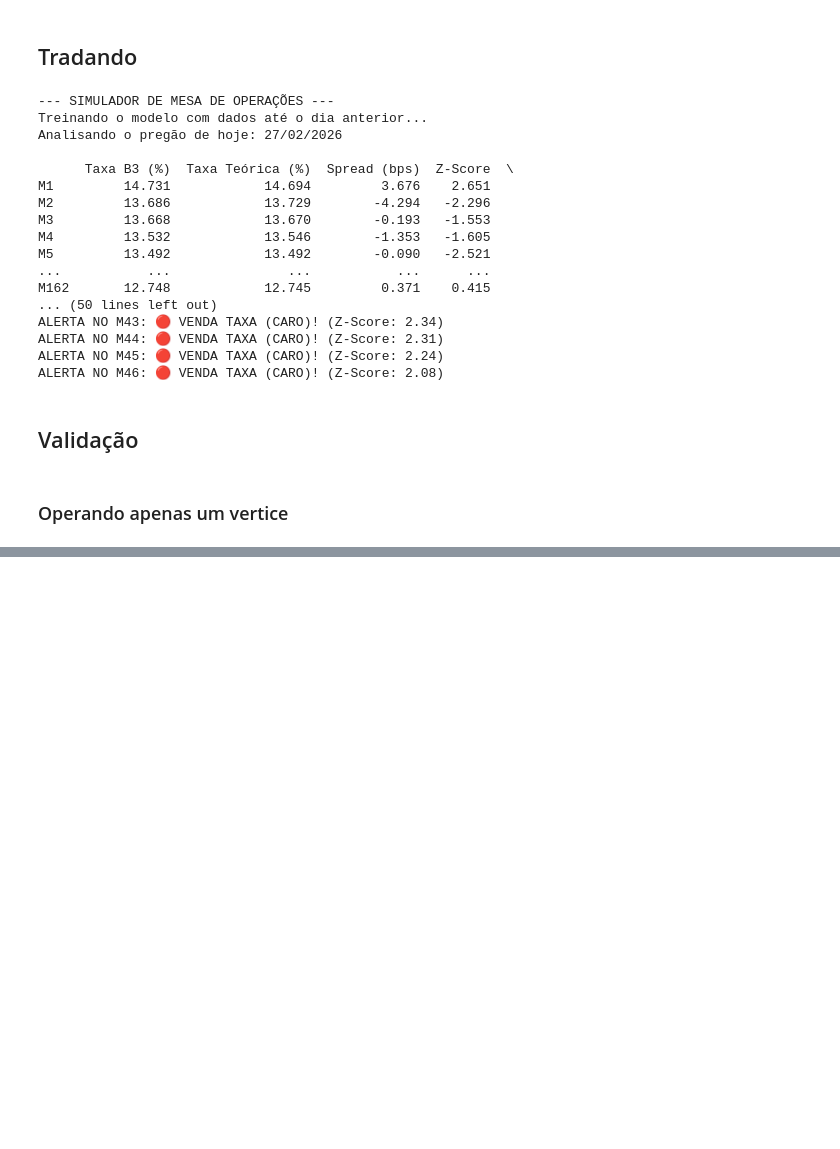
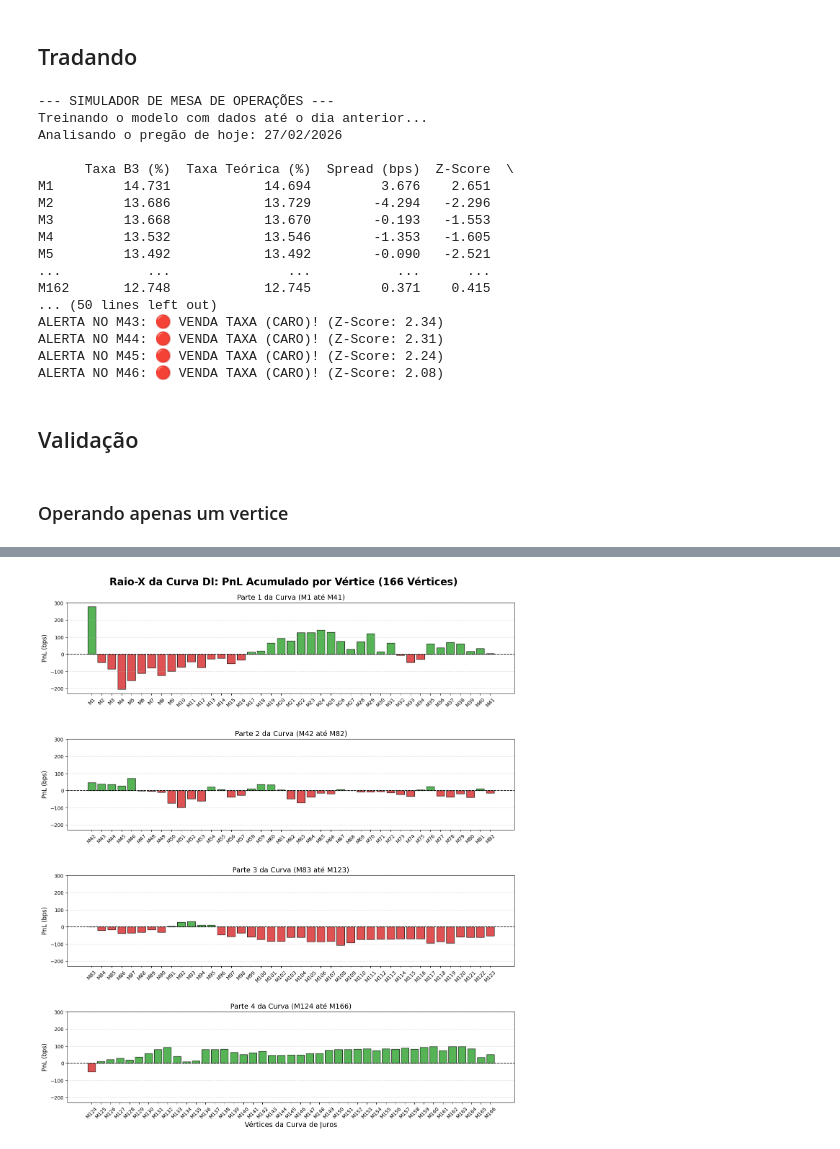
Before and after one commit to adrianfilipe/artigo_di, a Jupyter notebook: code.ipynb, the cells around one changed output, grey strips where cells are left out. Cells and saved outputs as stored; diff of their text form; code cells hidden in the pictures; blank space fills up the shorter version.

```diff
--- a/code.ipynb
+++ b/code.ipynb
@@ -657,0 +844,99 @@ for vertice_alvo in vertices_alvo:
+# %%
+import pandas as pd
+import numpy as np
+import matplotlib.pyplot as plt
+
+print("A calcular o PnL individual para mapeamento da Curva DI (166 vértices)...")
+
+# Parâmetros do seu modelo Base
+w = 60
+z_t = 2.0
+
+# Dicionário para guardar o lucro/prejuízo final de cada vértice
+pnl_por_vertice = {}
+
+# Pega em todos os vértices (presumindo que são 166)
+vertices_alvo = df_teste.columns
+
+for vertice in vertices_alvo:
+    # 1. Calcular o spread do Teste apenas para o vértice atual
+    spread_teste = df_teste[vertice] - df_teorica_teste[vertice]
+    taxas_reais = df_teste[vertice]
+
+    # 2. Recalcular o Z-Score
+    z_score = (spread_teste - spread_teste.rolling(w).mean()) / spread_teste.rolling(w).std()
+    z_score = z_score.dropna()
+
+    posicao = 0
+    pnl_acumulado = 0
+
+    datas = z_score.index
+
+    # 3. Simulação da boleta
+    for i in range(1, len(datas)):
+        hoje = datas[i]
+        ontem = datas[i-1]
+
+        z_hoje = z_score.loc[hoje]
+        taxa_hoje = taxas_reais.loc[hoje]
+        taxa_ontem = taxas_reais.loc[ontem]
+
+        # Marcação a mercado diária
+        pnl_acumulado += posicao * (taxa_hoje - taxa_ontem) * 100
+
+        # Regras de Trading
+        if posicao == 0:
+            if z_hoje > z_t:
+                posicao = -1
+            elif z_hoje < -z_t:
+                posicao = 1
+        elif posicao == -1 and z_hoje < 0:
+            posicao = 0
+        elif posicao == 1 and z_hoje > 0:
+            posicao = 0
+
+    # 4. Guardar o PnL final do vértice
+    pnl_por_vertice[vertice] = pnl_acumulado
+
+serie_pnl = pd.Series(pnl_por_vertice)
+
+# ==========================================
+# PLOT DO GRÁFICO DIVIDIDO EM 4 PAINÉIS
+# ==========================================
+
+# Dividir a série em 4 pedaços (aproximadamente 41 ou 42 vértices cada)
+n_splits = 4
+tamanho_fatia = len(serie_pnl) // n_splits
+fatias = [serie_pnl.iloc[i * tamanho_fatia : (i + 1) * tamanho_fatia] for i in range(n_splits)]
+# Adicionar o resto à última fatia, se houver
+if len(serie_pnl) % n_splits != 0:
+    fatias[-1] = serie_pnl.iloc[(n_splits - 1) * tamanho_fatia :]
+
+# Criar a figura com 4 linhas (subplots)
+fig, axes = plt.subplots(nrows=4, ncols=1, figsize=(16, 18), sharey=True)
+fig.suptitle('Raio-X da Curva DI: PnL Acumulado por Vértice (166 Vértices)', fontsize=20, fontweight='bold', y=0.92)
+
+for i, ax in enumerate(axes):
+    dados_fatia = fatias[i]
+
+    # Cores condicionais (Verde para lucro, Vermelho para prejuízo)
+    cores = ['#2ca02c' if val > 0 else '#d62728' for val in dados_fatia.values]
+
+    # Criar as barras para esta fatia
+    ax.bar(dados_fatia.index, dados_fatia.values, color=cores, edgecolor='black', alpha=0.8)
+
+    # Formatação de cada painel
+    ax.set_ylabel('PnL (bps)', fontsize=12)
+    ax.axhline(0, color='black', linewidth=1.2, linestyle='--')
+    ax.tick_params(axis='x', rotation=45, labelsize=10)
+    ax.grid(axis='y', linestyle='--', alpha=0.5)
+
+    # Título indicando que parte da curva estamos a ver
+    ax.set_title(f'Parte {i+1} da Curva ({dados_fatia.index[0]} até {dados_fatia.index[-1]})', fontsize=14)
+
+plt.xlabel('Vértices da Curva de Juros', fontsize=14)
+plt.subplots_adjust(hspace=0.5) # Espaço vertical entre os gráficos para os rótulos não se sobreporem
+
+plt.savefig('grafico_pnl_4_paineis.png', dpi=300, bbox_inches='tight')
+plt.show()
+# %% [output]
@@ -657,0 +944 @@ for vertice_alvo in vertices_alvo:
+[figure, added]
```
Also changed, not shown: parts of 19 cells of this notebook.
